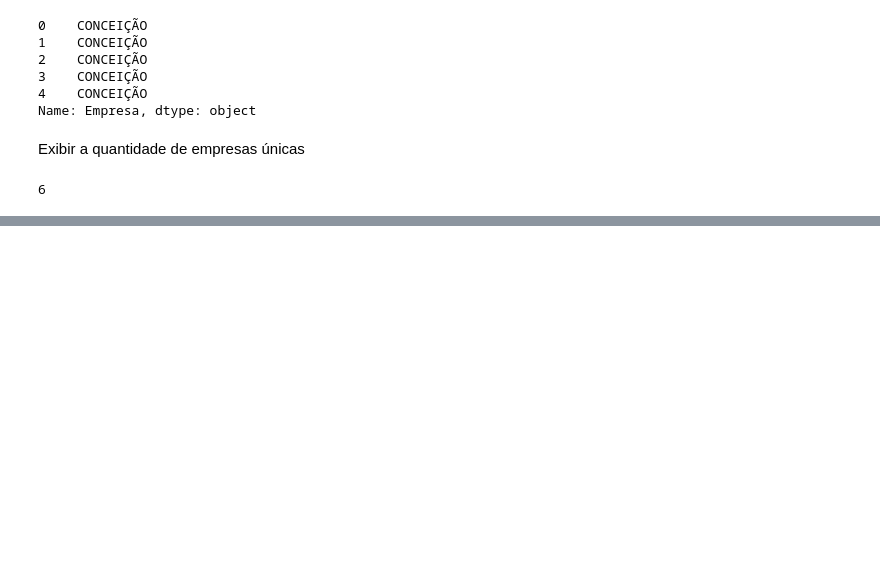
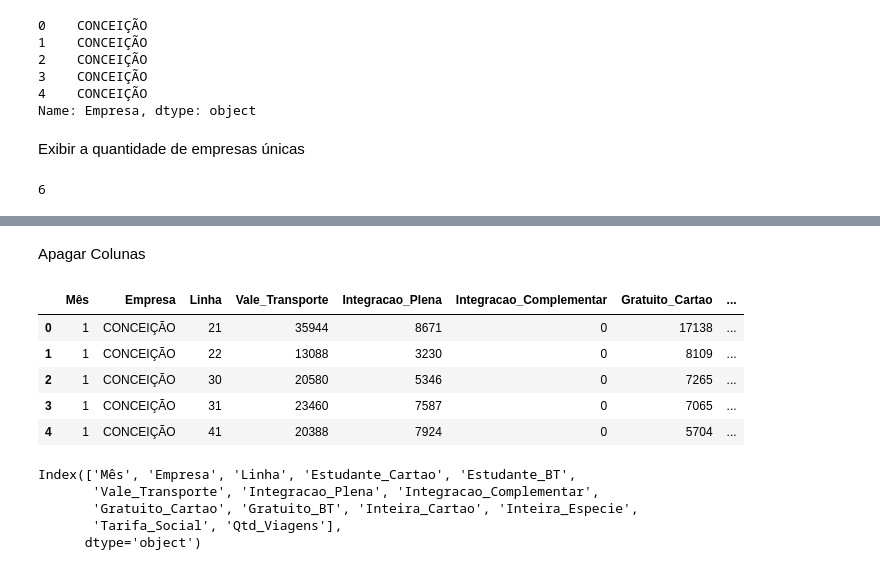
Before and after one commit to georgemaia/dadosabertos, a Jupyter notebook: mobilidade/rn-natal/Bilhetagem_Eletrônica-2018-Analitico.ipynb, the cells around one changed output, grey strips where cells are left out. Saved outputs shown, nothing was run; the diff lists cells and outputs as text; code cells hidden in the pictures; blank space fills up the shorter version.

```diff
--- a/mobilidade/rn-natal/Bilhetagem_Eletrônica-2018-Analitico.ipynb
+++ b/mobilidade/rn-natal/Bilhetagem_Eletrônica-2018-Analitico.ipynb
@@ -221,0 +233,19 @@ len(empresas)
+# %% [markdown]
+Apagar Colunas
+# %%
+df.drop(['Estudante_Cartao','Estudante_BT'], axis=1).head()
+# %% [output]
+|  | Mês | Empresa | Linha | Vale_Transporte | Integracao_Plena | Integracao_Complementar | Gratuito_Cartao | ... |
+| 0 | 1 | CONCEIÇÃO | 21 | 35944 | 8671 | 0 | 17138 | ... |
+| 1 | 1 | CONCEIÇÃO | 22 | 13088 | 3230 | 0 | 8109 | ... |
+| 2 | 1 | CONCEIÇÃO | 30 | 20580 | 5346 | 0 | 7265 | ... |
+| 3 | 1 | CONCEIÇÃO | 31 | 23460 | 7587 | 0 | 7065 | ... |
+| 4 | 1 | CONCEIÇÃO | 41 | 20388 | 7924 | 0 | 5704 | ... |
+# %%
+df.columns
+# %% [output]
+Index(['Mês', 'Empresa', 'Linha', 'Estudante_Cartao', 'Estudante_BT',
+       'Vale_Transporte', 'Integracao_Plena', 'Integracao_Complementar',
+       'Gratuito_Cartao', 'Gratuito_BT', 'Inteira_Cartao', 'Inteira_Especie',
+       'Tarifa_Social', 'Qtd_Viagens'],
+      dtype='object')
```
Also changed, not shown: parts of 8 cells of this notebook, 1 other file.
